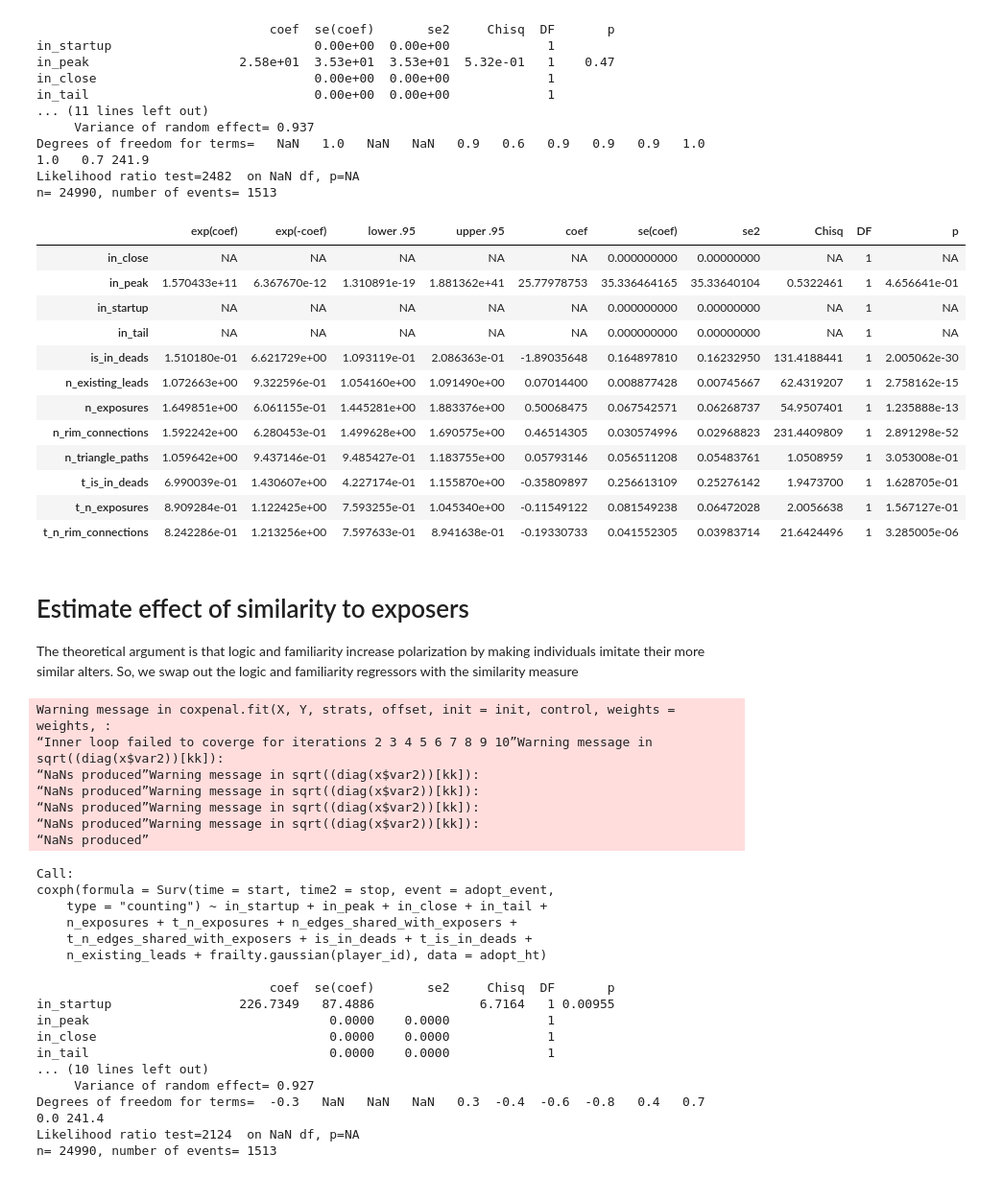
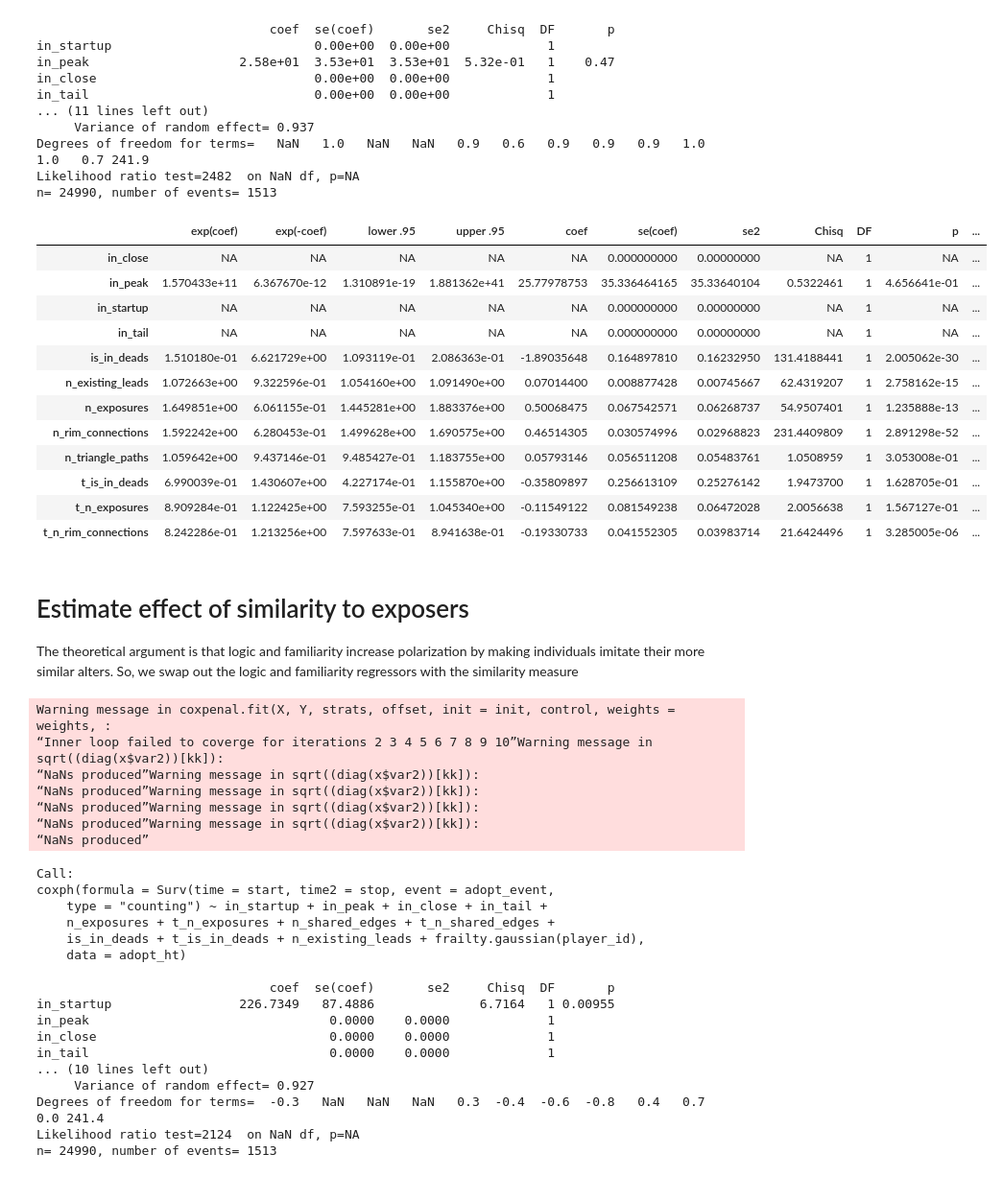
Before and after one commit to JamesPHoughton/detective-game-interdependent-diffusion, a Jupyter notebook: analysis/Estimate continuous-time outcome measures.ipynb, the cells around one changed output. Shown: that part at 96% size. Cells and saved outputs as stored; diff of their text form; code cells hidden in the pictures.

```diff
--- a/analysis/Estimate continuous-time outcome measures.ipynb
+++ b/analysis/Estimate continuous-time outcome measures.ipynb
@@ -51,8 +46,10 @@ dim(adopt_ht)
 adopt_ht$t_n_exposures = adopt_ht$n_exposures * adopt_ht$is_treatment_condition
 adopt_ht$t_n_rim_connections = adopt_ht$n_rim_connections * adopt_ht$is_treatment_condition
 adopt_ht$t_is_in_deads = adopt_ht$is_in_deads * adopt_ht$is_treatment_condition
-adopt_ht$triangle_paths_exist = 1*(adopt_ht$n_triangle_paths > 0)
-adopt_ht$t_n_edges_shared_with_exposers = adopt_ht$n_edges_shared_with_exposers * adopt_ht$is_treatment_condition
-head(adopt_ht)
+
+adopt_ht$n_shared_edges <- adopt_ht$n_edges_shared_with_exposers #renaming, should be able to remove this
+
+adopt_ht$t_n_shared_edges <- adopt_ht$n_shared_edges * adopt_ht$is_treatment_condition
+tail(adopt_ht)
 # %% [output]
 |  | X | start | exposure_id | player_id | game_id | is_treatment_condition | is_spoke | is_link_or_spur | ... |
@@ -105,25 +100,29 @@ n= 24990, number of events= 1513
 # %%
 factors_summary = summary(factors_fit)
 factors_coefs = merge(factors_summary$conf.int, factors_summary$coefficients, by='row.names')
 rownames(factors_coefs) <- factors_coefs$Row.names  # reset row names
 factors_coefs$Row.names <- NULL
 
+# add means
+factors_coefs$means <- factors_fit$means[row.names(factors_coefs)]
+
+# export data for plotting in python
 write.csv(factors_coefs, paste(working_dir, "factors_cox_results.csv", sep=""))
 factors_coefs
 # %% [output]
-|  | exp(coef) | exp(-coef) | lower .95 | upper .95 | coef | se(coef) | se2 | Chisq | DF | p |
-| in_close | NA | NA | NA | NA | NA | 0.000000000 | 0.00000000 | NA | 1 | NA |
-| in_peak | 1.570433e+11 | 6.367670e-12 | 1.310891e-19 | 1.881362e+41 | 25.77978753 | 35.336464165 | 35.33640104 | 0.5322461 | 1 | 4.656641e-01 |
-| in_startup | NA | NA | NA | NA | NA | 0.000000000 | 0.00000000 | NA | 1 | NA |
-| in_tail | NA | NA | NA | NA | NA | 0.000000000 | 0.00000000 | NA | 1 | NA |
-| is_in_deads | 1.510180e-01 | 6.621729e+00 | 1.093119e-01 | 2.086363e-01 | -1.89035648 | 0.164897810 | 0.16232950 | 131.4188441 | 1 | 2.005062e-30 |
-| n_existing_leads | 1.072663e+00 | 9.322596e-01 | 1.054160e+00 | 1.091490e+00 | 0.07014400 | 0.008877428 | 0.00745667 | 62.4319207 | 1 | 2.758162e-15 |
-| n_exposures | 1.649851e+00 | 6.061155e-01 | 1.445281e+00 | 1.883376e+00 | 0.50068475 | 0.067542571 | 0.06268737 | 54.9507401 | 1 | 1.235888e-13 |
-| n_rim_connections | 1.592242e+00 | 6.280453e-01 | 1.499628e+00 | 1.690575e+00 | 0.46514305 | 0.030574996 | 0.02968823 | 231.4409809 | 1 | 2.891298e-52 |
-| n_triangle_paths | 1.059642e+00 | 9.437146e-01 | 9.485427e-01 | 1.183755e+00 | 0.05793146 | 0.056511208 | 0.05483761 | 1.0508959 | 1 | 3.053008e-01 |
-| t_is_in_deads | 6.990039e-01 | 1.430607e+00 | 4.227174e-01 | 1.155870e+00 | -0.35809897 | 0.256613109 | 0.25276142 | 1.9473700 | 1 | 1.628705e-01 |
-| t_n_exposures | 8.909284e-01 | 1.122425e+00 | 7.593255e-01 | 1.045340e+00 | -0.11549122 | 0.081549238 | 0.06472028 | 2.0056638 | 1 | 1.567127e-01 |
-| t_n_rim_connections | 8.242286e-01 | 1.213256e+00 | 7.597633e-01 | 8.941638e-01 | -0.19330733 | 0.041552305 | 0.03983714 | 21.6424496 | 1 | 3.285005e-06 |
+|  | exp(coef) | exp(-coef) | lower .95 | upper .95 | coef | se(coef) | se2 | Chisq | DF | p | ... |
+| in_close | NA | NA | NA | NA | NA | 0.000000000 | 0.00000000 | NA | 1 | NA | ... |
+| in_peak | 1.570433e+11 | 6.367670e-12 | 1.310891e-19 | 1.881362e+41 | 25.77978753 | 35.336464165 | 35.33640104 | 0.5322461 | 1 | 4.656641e-01 | ... |
+| in_startup | NA | NA | NA | NA | NA | 0.000000000 | 0.00000000 | NA | 1 | NA | ... |
+| in_tail | NA | NA | NA | NA | NA | 0.000000000 | 0.00000000 | NA | 1 | NA | ... |
+| is_in_deads | 1.510180e-01 | 6.621729e+00 | 1.093119e-01 | 2.086363e-01 | -1.89035648 | 0.164897810 | 0.16232950 | 131.4188441 | 1 | 2.005062e-30 | ... |
+| n_existing_leads | 1.072663e+00 | 9.322596e-01 | 1.054160e+00 | 1.091490e+00 | 0.07014400 | 0.008877428 | 0.00745667 | 62.4319207 | 1 | 2.758162e-15 | ... |
+| n_exposures | 1.649851e+00 | 6.061155e-01 | 1.445281e+00 | 1.883376e+00 | 0.50068475 | 0.067542571 | 0.06268737 | 54.9507401 | 1 | 1.235888e-13 | ... |
+| n_rim_connections | 1.592242e+00 | 6.280453e-01 | 1.499628e+00 | 1.690575e+00 | 0.46514305 | 0.030574996 | 0.02968823 | 231.4409809 | 1 | 2.891298e-52 | ... |
+| n_triangle_paths | 1.059642e+00 | 9.437146e-01 | 9.485427e-01 | 1.183755e+00 | 0.05793146 | 0.056511208 | 0.05483761 | 1.0508959 | 1 | 3.053008e-01 | ... |
+| t_is_in_deads | 6.990039e-01 | 1.430607e+00 | 4.227174e-01 | 1.155870e+00 | -0.35809897 | 0.256613109 | 0.25276142 | 1.9473700 | 1 | 1.628705e-01 | ... |
+| t_n_exposures | 8.909284e-01 | 1.122425e+00 | 7.593255e-01 | 1.045340e+00 | -0.11549122 | 0.081549238 | 0.06472028 | 2.0056638 | 1 | 1.567127e-01 | ... |
+| t_n_rim_connections | 8.242286e-01 | 1.213256e+00 | 7.597633e-01 | 8.941638e-01 | -0.19330733 | 0.041552305 | 0.03983714 | 21.6424496 | 1 | 3.285005e-06 | ... |
 # %% [markdown]
 # Estimate effect of similarity to exposers
 
@@ -132,11 +131,8 @@ The theoretical argument is that logic and familiarity increase polarization by
 similarity_fit <- coxph(
     Surv(time=start, time2=stop, event=adopt_event, type='counting') ~
         in_startup + in_peak + in_close + in_tail +  # timing dummies
-        #is_link + is_spur + is_spoke + # is_prompt +  # type of clue dummies
         n_exposures + t_n_exposures +  # social reinforcement
-        #n_triangle_paths +  # "logical" support
-        #n_rim_connections + t_n_rim_connections + # familiarity with concepts
-        n_edges_shared_with_exposers + t_n_edges_shared_with_exposers +  # similarity to exposers
+        n_shared_edges + t_n_shared_edges +  # similarity to exposers
         is_in_deads + t_is_in_deads +  # prior rejection
         n_existing_leads +  # current state of notebook
         frailty.gaussian(player_id),  # random player effect (as players have different play speeds)
@@ -156,9 +152,9 @@ Warning message in coxpenal.fit(X, Y, strats, offset, init = init, control, weig
 Call:
 coxph(formula = Surv(time = start, time2 = stop, event = adopt_event,
     type = "counting") ~ in_startup + in_peak + in_close + in_tail +
-    n_exposures + t_n_exposures + n_edges_shared_with_exposers +
-    t_n_edges_shared_with_exposers + is_in_deads + t_is_in_deads +
-    n_existing_leads + frailty.gaussian(player_id), data = adopt_ht)
+    n_exposures + t_n_exposures + n_shared_edges + t_n_shared_edges +
+    is_in_deads + t_is_in_deads + n_existing_leads + frailty.gaussian(player_id),
+    data = adopt_ht)
 
                                coef  se(coef)       se2     Chisq  DF       p
 in_startup                 226.7349   87.4886              6.7164   1 0.00955
```
Also changed, not shown: parts of 6 cells of this notebook, 49 other files.
